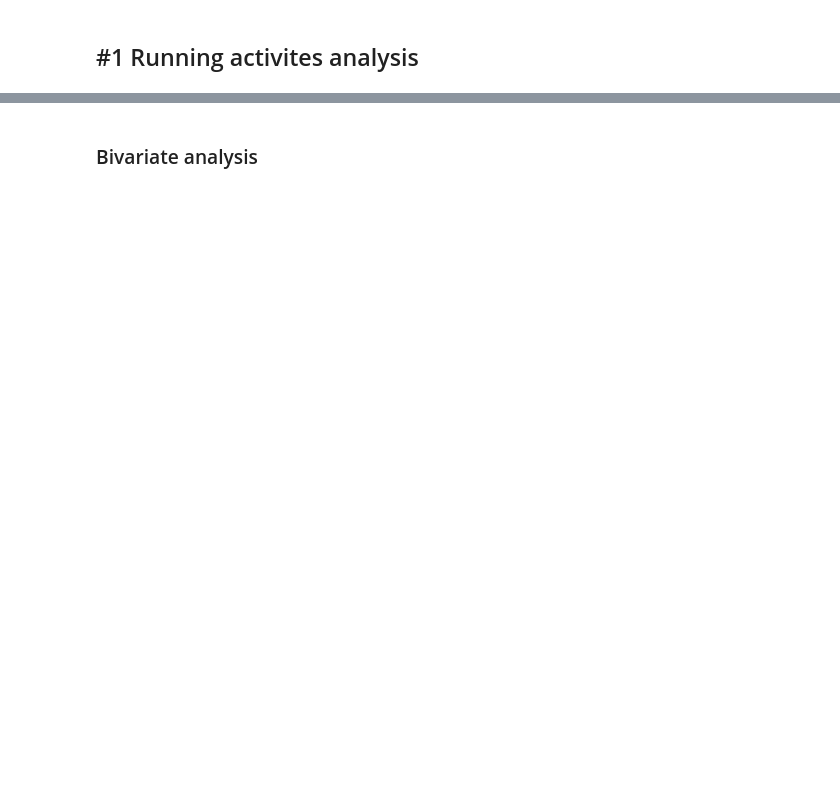
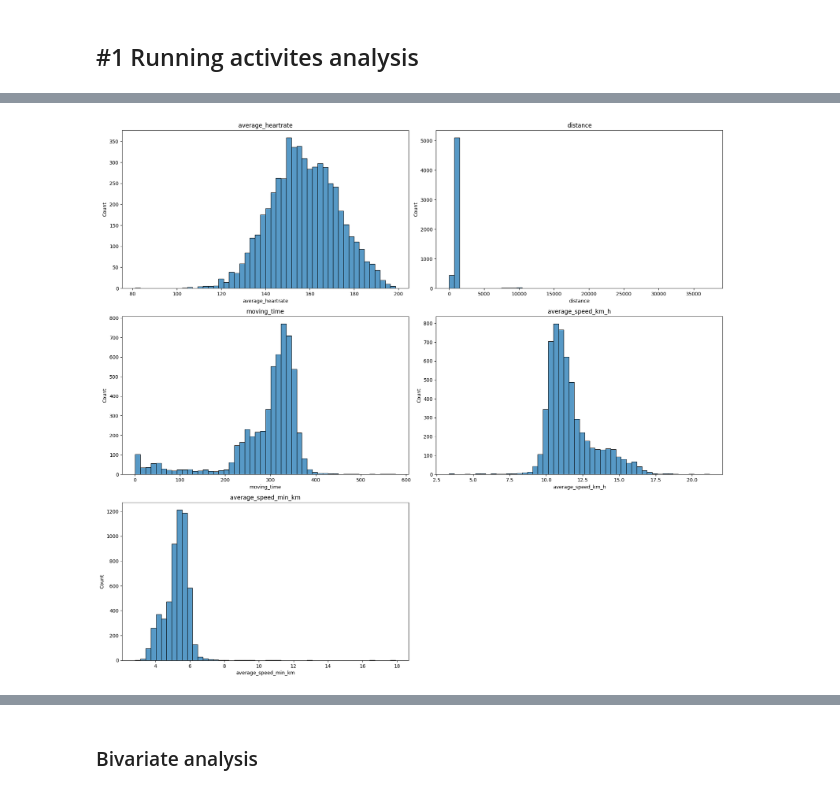
Before and after one commit to MathisGH/testAppStrava, a Jupyter notebook: notebook_strava.ipynb, the cells around one changed output, grey strips where cells are left out. Cells and saved outputs as stored; diff of their text form; code cells hidden in the pictures; blank space fills up the shorter version.

```diff
--- a/notebook_strava.ipynb
+++ b/notebook_strava.ipynb
@@ -194,13 +425,13 @@ df_values.head()
 # %%
-df_run = df[df['sport_type'] == 'Run'] # On divise on 4 datasets, pour chaque type d'activité
-df_bike = df[df['sport_type'] == 'Ride']
-df_swim = df[df['sport_type'] == 'Swim']
-df_workout = df[df['sport_type'] == 'Workout']
+df_run = df_final[df_final['sport_type'] == 'Run'] # On divise on 4 datasets, pour chaque type d'activité
+df_bike = df_final[df_final['sport_type'] == 'Ride']
+df_swim = df_final[df_final['sport_type'] == 'Swim']
+df_workout = df_final[df_final['sport_type'] == 'Workout']
 # %%
-df_run = df_run.drop(columns = ['visibility', 'private', 'sport_type'])
-df_bike = df_bike.drop(columns = ['visibility', 'private', 'sport_type'])
-df_swim = df_swim.drop(columns = ['visibility', 'private', 'sport_type'])
-df_workout = df_workout.drop(columns = ['visibility', 'private', 'sport_type'])
+df_run = df_run.drop(columns = ['sport_type'])
+df_bike = df_bike.drop(columns = ['sport_type'])
+df_swim = df_swim.drop(columns = ['sport_type'])
+df_workout = df_workout.drop(columns = ['sport_type'])
 # %% [markdown]
 ## #1 Running activites analysis ###
 # %% [markdown]
@@ -214,13 +469,15 @@ print(df_unique_run)
 # %%
-numerical_var = df_run.select_dtypes(include=['number'])
+numerical_var = df_run[['average_heartrate', 'distance', 'moving_time', 'average_speed_km_h', 'average_speed_min_km']]
 
 fig = plt.figure(figsize=(18, 16))
 
 for index, col in enumerate(numerical_var.columns, 1):
-    plt.subplot(6, 4, index)
-    sns.histplot(df_run[col], kde=False)
+    plt.subplot(3, 2, index)
+    sns.histplot(df_run[col].dropna(), kde=False, bins=50)
     plt.title(col)
 
 fig.tight_layout(pad=1.0)
 plt.show()
+# %% [output]
+[figure, added]
 # %%
```
Also changed, not shown: parts of 28 cells of this notebook, 3 other files.
